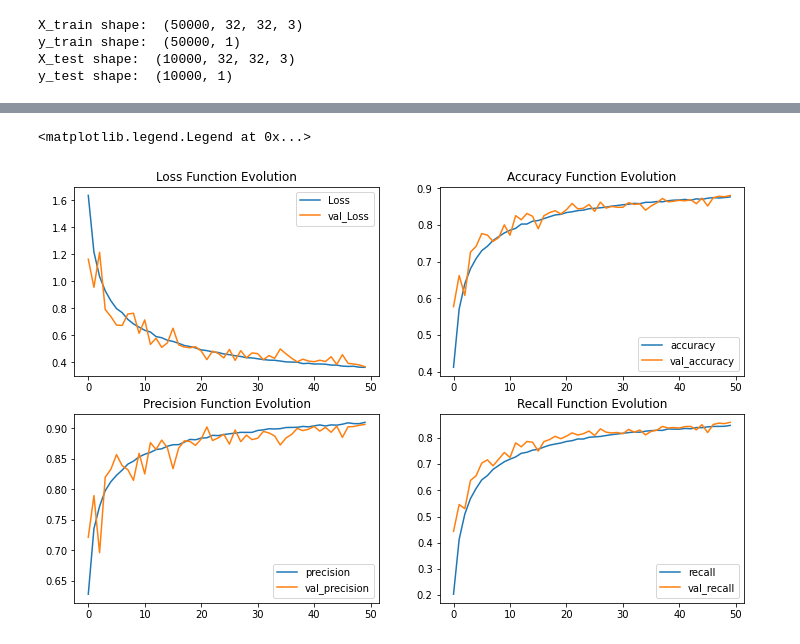
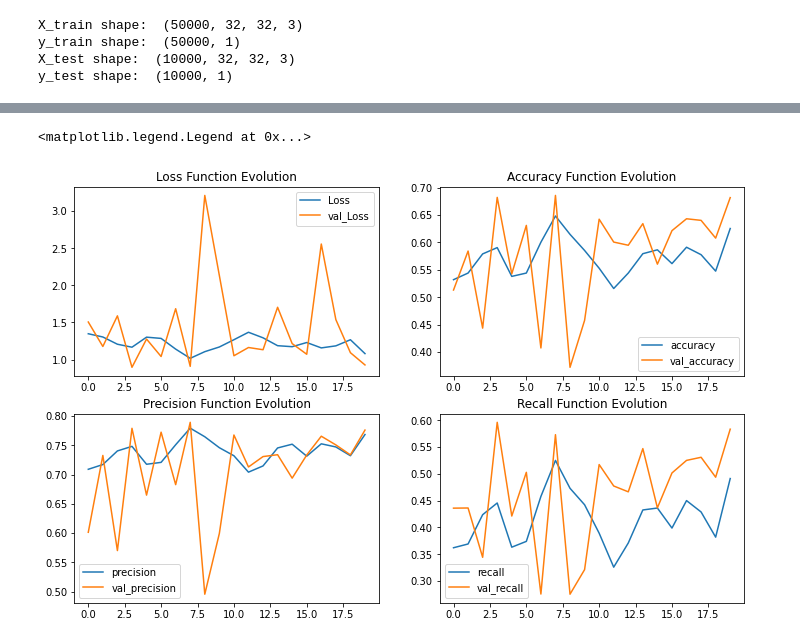
Before and after one commit to lashkoEv/deep-learning, a Jupyter notebook: Лабораторна_робота_№2.ipynb, the cells around one changed output, grey strips where cells are left out. Saved outputs shown, nothing was run; the diff lists cells and outputs as text; code cells hidden in the pictures.

```diff
--- a/Лабораторна_робота_№2.ipynb
+++ b/Лабораторна_робота_№2.ipynb
@@ -137,0 +550,24 @@ Epoch 50/50
+# %%
+h = model.fit(train_generator,
+              epochs=20,
+              steps_per_epoch=len(train_generator),
+              validation_data=(X_test, y_test_categorical),
+              validation_steps=len((X_test, y_test_categorical)),
+              verbose=1
+             )
+
+acc      = h.history[     'accuracy' ]
+val_acc  = h.history[ 'val_accuracy' ]
+loss     = h.history[    'loss' ]
+val_loss = h.history['val_loss' ]
+
+epochs   = range(len(acc))
+
+plt.plot  ( epochs,     acc )
+plt.plot  ( epochs, val_acc )
+plt.title ('Training and validation accuracy')
+plt.figure()
+
+plt.plot  ( epochs,     loss )
+plt.plot  ( epochs, val_loss )
+plt.title ('Training and validation loss'   )
@@ -138,32 +595,35 @@ Epoch 50/50
 # %%
 plt.figure(figsize=(12, 16))
 
 plt.subplot(4, 2, 1)
-plt.plot(r.history['loss'], label='Loss')
-plt.plot(r.history['val_loss'], label='val_Loss')
+plt.plot(h.history['loss'], label='Loss')
+plt.plot(h.history['val_loss'], label='val_Loss')
 plt.title('Loss Function Evolution')
 plt.legend()
 
 plt.subplot(4, 2, 2)
-plt.plot(r.history['accuracy'], label='accuracy')
-plt.plot(r.history['val_accuracy'], label='val_accuracy')
+plt.plot(h.history['accuracy'], label='accuracy')
+plt.plot(h.history['val_accuracy'], label='val_accuracy')
 plt.title('Accuracy Function Evolution')
 plt.legend()
 
 plt.subplot(4, 2, 3)
-plt.plot(r.history['precision'], label='precision')
-plt.plot(r.history['val_precision'], label='val_precision')
+plt.plot(h.history['precision'], label='precision')
+plt.plot(h.history['val_precision'], label='val_precision')
 plt.title('Precision Function Evolution')
 plt.legend()
 
 plt.subplot(4, 2, 4)
-plt.plot(r.history['recall'], label='recall')
-plt.plot(r.history['val_recall'], label='val_recall')
+plt.plot(h.history['recall'], label='recall')
+plt.plot(h.history['val_recall'], label='val_recall')
 plt.title('Recall Function Evolution')
 plt.legend()
+
+evaluation = model.evaluate(X_test, y_test_categorical)
+print(f'Test Accuracy : {evaluation[1] * 100:.2f}%')
 # %% [output]
 <matplotlib.legend.Legend at 0x...>
-[figure, old version]
+[figure, new version]
 # %%
 evaluation = model.evaluate(X_test, y_test_categorical)
 print(f'Test Accuracy : {evaluation[1] * 100:.2f}%')
```
Also changed, not shown: parts of 26 cells of this notebook.
